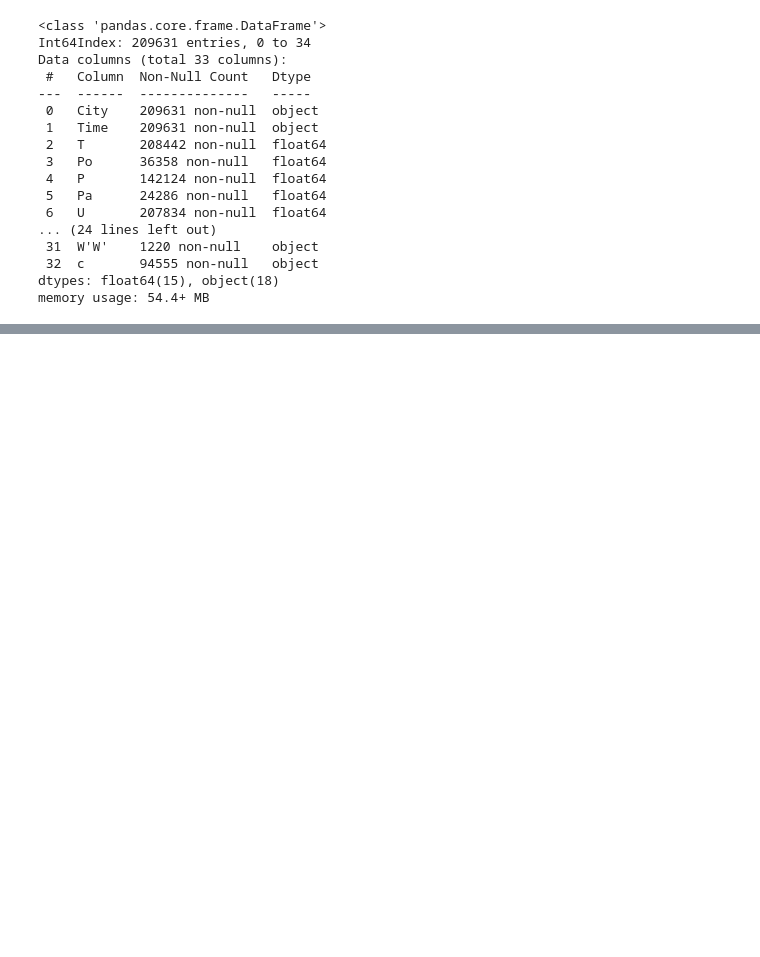
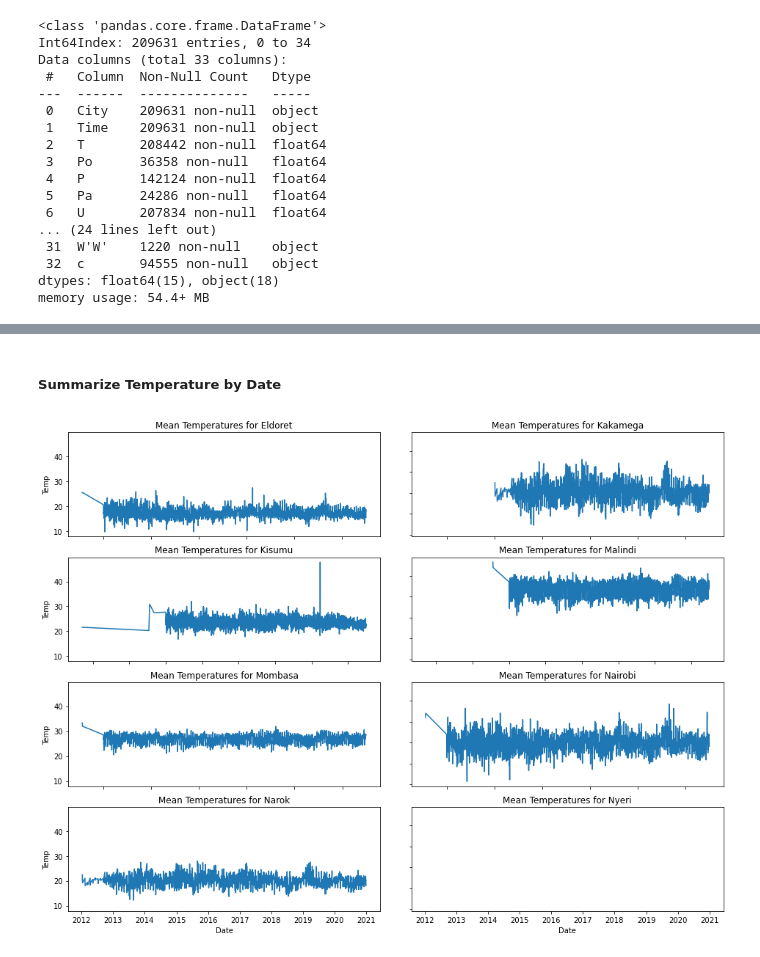
Before and after one commit to wkirui/Weather-Data-Analysis, a Jupyter notebook: Weather Scraper.ipynb, the cells around one changed output, grey strips where cells are left out. Cells and saved outputs as stored; diff of their text form; code cells hidden in the pictures; blank space fills up the shorter version.

Commit message:
created monthly summaries

```diff
--- a/Weather Scraper.ipynb
+++ b/Weather Scraper.ipynb
@@ -141,0 +153,10 @@ cols_to_drop
+# %%
+# split time into date & time
+clean_data = data.copy()
+clean_data[['Date','Time']] = clean_data['Time'].str.split(" ",expand=True)
+
+# clean date
+clean_data['Date'] = pd.to_datetime(clean_data['Date'])
+clean_data['Year'] = clean_data['Date'].dt.year
+clean_data['Month'] = clean_data['Date'].dt.month
+clean_data['Day'] = clean_data['Date'].dt.day
@@ -141,0 +171,31 @@ cols_to_drop
+# %%
+clean_data['T'] = clean_data['T'].fillna(clean_data['T'].mean())
+# %% [markdown]
+##### Summarize Temperature by Date
+# %%
+city_temp_by_date = clean_data.groupby(['City','Date'])['T'].mean().rename('Temp').reset_index()
+city_temp_by_date = city_temp_by_date.sort_values(by=['City','Date'], ascending=True)
+city_temp_by_date.head()
+# %%
+# plot mean temperatures by city
+cities = [x for x in city_temp_by_date['City'].unique()]
+
+fig = plt.figure(figsize=(16,12))
+gs = fig.add_gridspec(4, 2, hspace=0.2, wspace=0.1)
+(ax1,ax2),(ax3,ax4), (ax5, ax6),(ax7,ax8) = gs.subplots(sharey='col',sharex='row')
+
+# get axes list
+axes_list = [x for x in fig.axes]
+
+# plot data
+for i in range(len(cities)):
+    filtered_data = city_temp_by_date[city_temp_by_date['City']==cities[i]]
+    sns.lineplot(x='Date',y='Temp',data = filtered_data,ax=axes_list[i])
+    axes_list[i].set_title('Mean Temperatures for ' + cities[i])
+
+
+# remove inside labels
+for ax in axes_list:
+    ax.label_outer()
+# %% [output]
+[figure, added]
```
Also changed, not shown: parts of 12 cells of this notebook.
